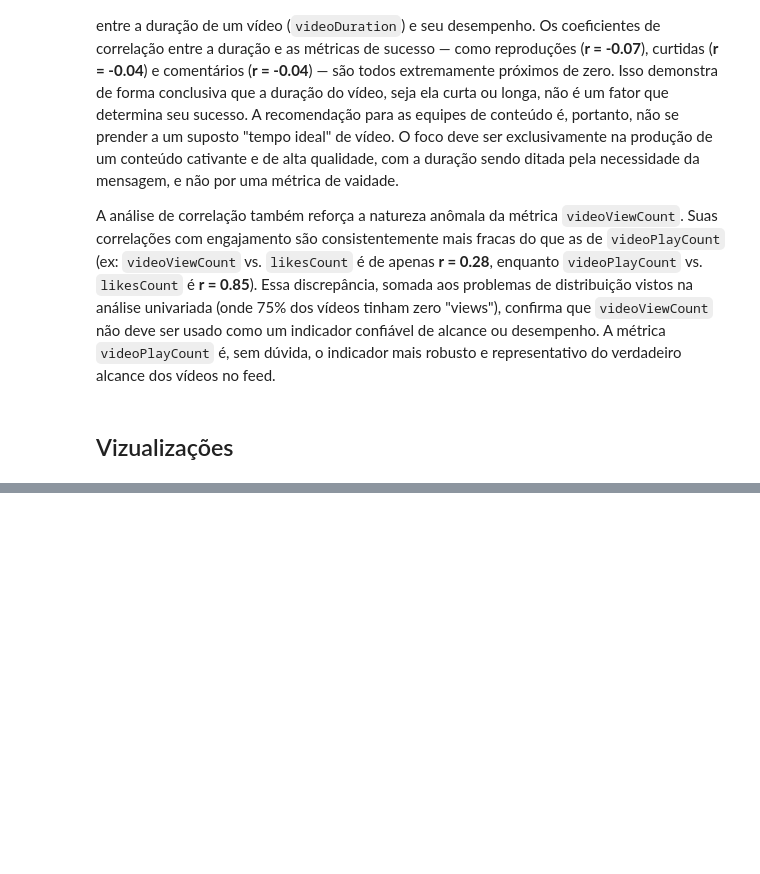
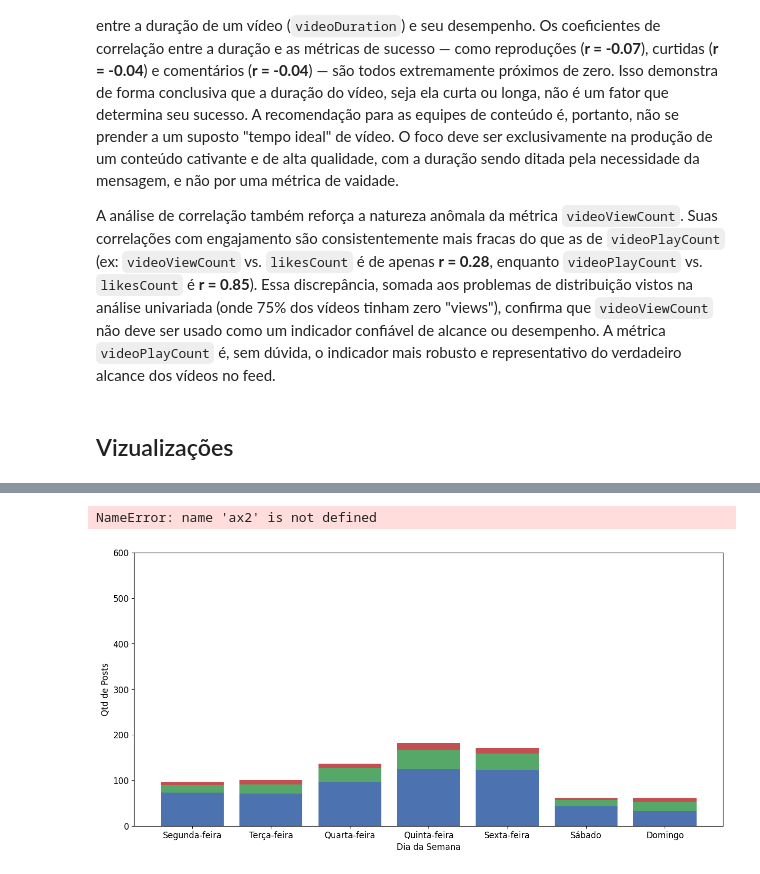
Before and after one commit to Vini0606/Tecnicas-de-Ciencia-de-Dados-em-dados-do-Instagram, a Jupyter notebook: notebooks/02_analise_exploratoria.ipynb, the cells around one changed output, grey strips where cells are left out. Saved outputs shown, nothing was run; the diff lists cells and outputs as text; code cells hidden in the pictures; blank space fills up the shorter version.

```diff
--- a/notebooks/02_analise_exploratoria.ipynb
+++ b/notebooks/02_analise_exploratoria.ipynb
@@ -471,0 +478,58 @@ plt.show()
+# %%
+# 2. Crie o dicionário de mapeamento
+dias_semana_map = {
+    0: 'Segunda-feira',
+    1: 'Terça-feira',
+    2: 'Quarta-feira',
+    3: 'Quinta-feira',
+    4: 'Sexta-feira',
+    5: 'Sábado',
+    6: 'Domingo'
+}
+
+df_posts['dia_da_semana'] = df_posts['data_hora'].dt.dayofweek.map(dias_semana_map)
+
+df_proporcao_type = df_posts.groupby(['dia_da_semana', 'type']).size().reset_index().pivot(index='dia_da_semana', columns='type', values=0).reset_index()
+
+# 2. Defina a ordem correta dos dias da semana
+ordem_dos_dias = ['Segunda-feira', 'Terça-feira', 'Quarta-feira', 'Quinta-feira', 'Sexta-feira', 'Sábado', 'Domingo']
+
+# 3. Converta a coluna 'dia_da_semana' para o tipo Categórico com a ordem definida
+df_proporcao_type['dia_da_semana'] = pd.Categorical(df_proporcao_type['dia_da_semana'], categories=ordem_dos_dias, ordered=True)
+
+# 4. Ordene o DataFrame pela coluna 'dia_da_semana'
+df_ordenado = df_proporcao_type.sort_values(by='dia_da_semana')
+
+# Gráfico
+fig, ax1 = plt.subplots(figsize=(15, 7))
+
+# --- Barras Empilhadas ---
+
+# 1. Barra da base
+ax1.bar(df_ordenado['dia_da_semana'], df_ordenado['Video'], label='Video', color='#4c72b0')
+
+# 2. Segunda barra, empilhada sobre a primeira
+ax1.bar(df_ordenado['dia_da_semana'], df_ordenado['Sidecar'], bottom=df_ordenado['Video'], label='Roupas', color='#55a868')
+
+# 3. Terceira barra, empilhada sobre a soma das duas primeiras
+bottom_para_acessorios = df_ordenado['Video'] + df_ordenado['Sidecar']
+ax1.bar(df_ordenado['dia_da_semana'], df_ordenado['Image'], bottom=bottom_para_acessorios, label='Acessórios', color='#c44e52')
+
+# Configurações do Eixo Y1 (Barras)
+ax1.set_ylabel('Qtd de Posts')
+# Aumentar o limite do eixo Y para acomodar as barras empilhadas
+ax1.set_ylim(0, 600)
+ax1.set_xlabel('Dia da Semana')
+
+# Legenda combinada e Título
+lines, labels = ax1.get_legend_handles_labels()
+lines2, labels2 = ax2.get_legend_handles_labels()
+ax2.legend(lines + lines2, labels + labels2, loc='upper left')
+
+plt.title('Qtd de Posts X Dias da Semana')
+plt.grid(True, linestyle='--', alpha=0.6)
+plt.tight_layout()
+plt.show()
+# %% [output]
+NameError: name 'ax2' is not defined
+[figure, added]
```
Also changed, not shown: parts of 6 cells of this notebook, 9 other files.
